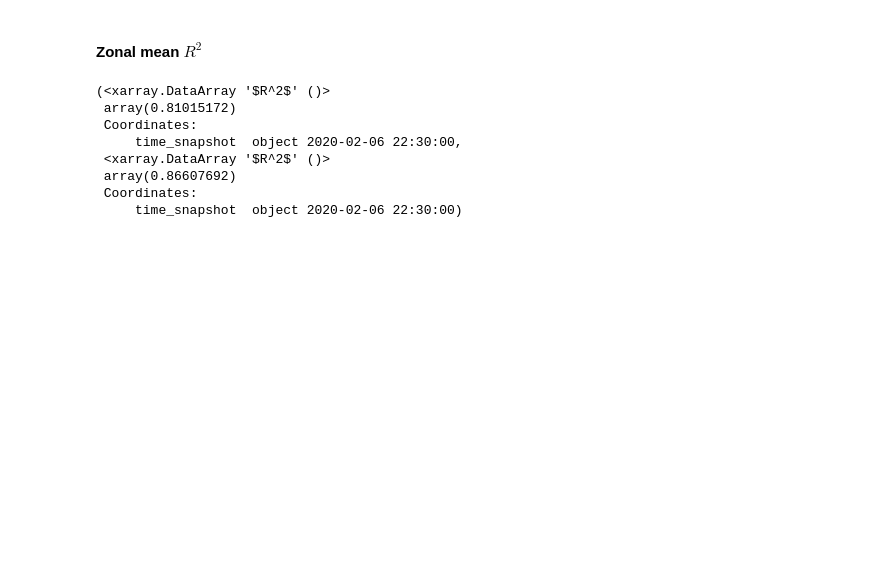
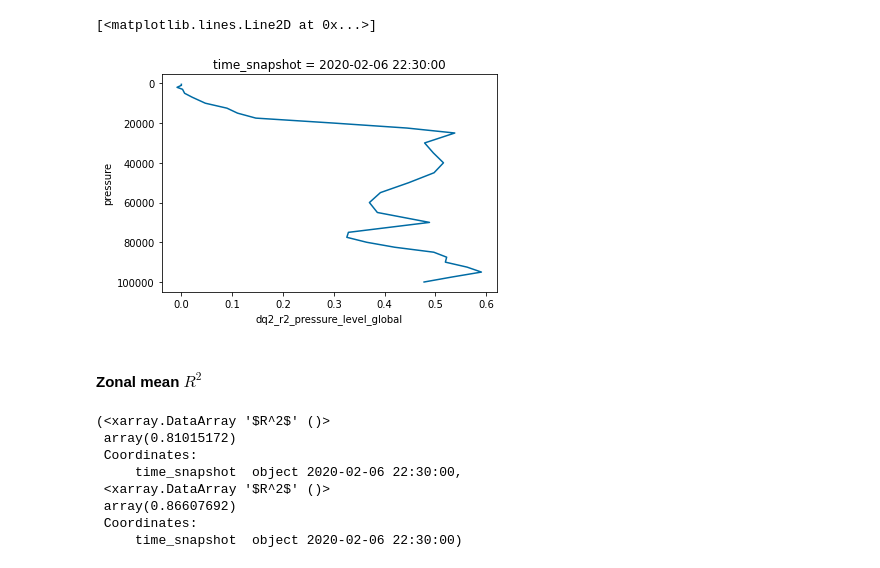
Before and after one commit to ai2cm/nudge-to-3km-PIRE-1yr-workflow, a Jupyter notebook: notebooks/offline_figures.ipynb, the cells around one changed output. Cells and saved outputs as stored; diff of their text form; code cells hidden in the pictures; blank space fills up the shorter version.

```diff
--- a/notebooks/offline_figures.ipynb
+++ b/notebooks/offline_figures.ipynb
@@ -14,3 +33,8 @@ pressure_hpa = tq_diags.pressure/100.
+# %%
+tq_diags["dq2_r2_pressure_level_global"].plot(y="pressure", yincrease=False)
+# %% [output]
+[<matplotlib.lines.Line2D at 0x...>]
+[figure, added]
 # %% [markdown]
 #### Zonal mean $R^2$
 # %%
```
Also changed, not shown: parts of 13 cells of this notebook, 4 other files.
